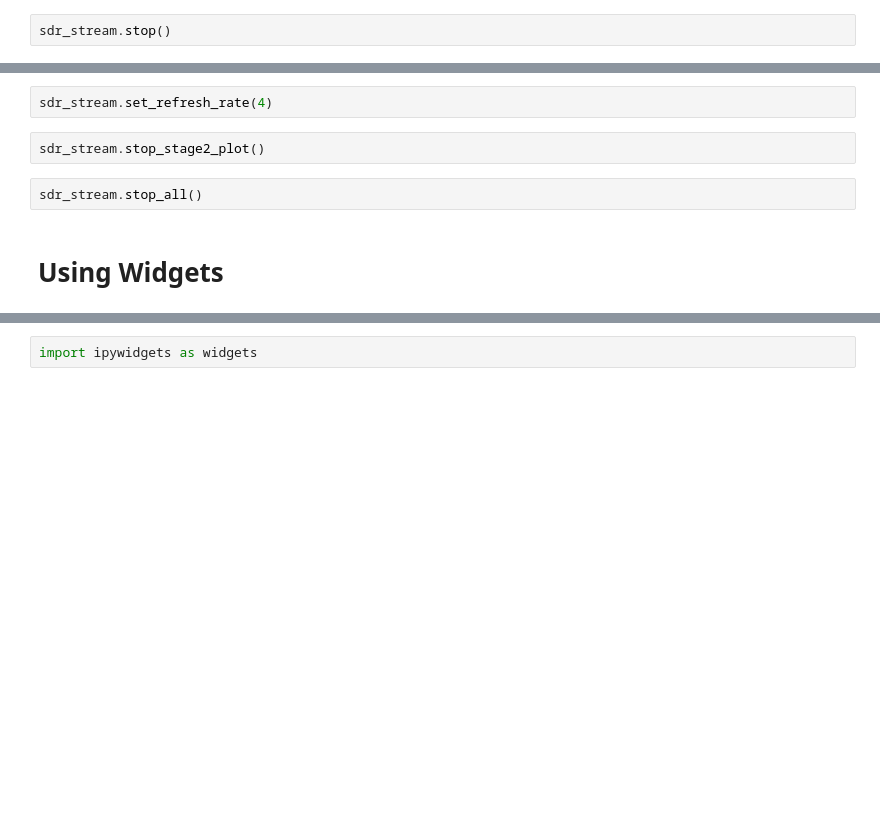
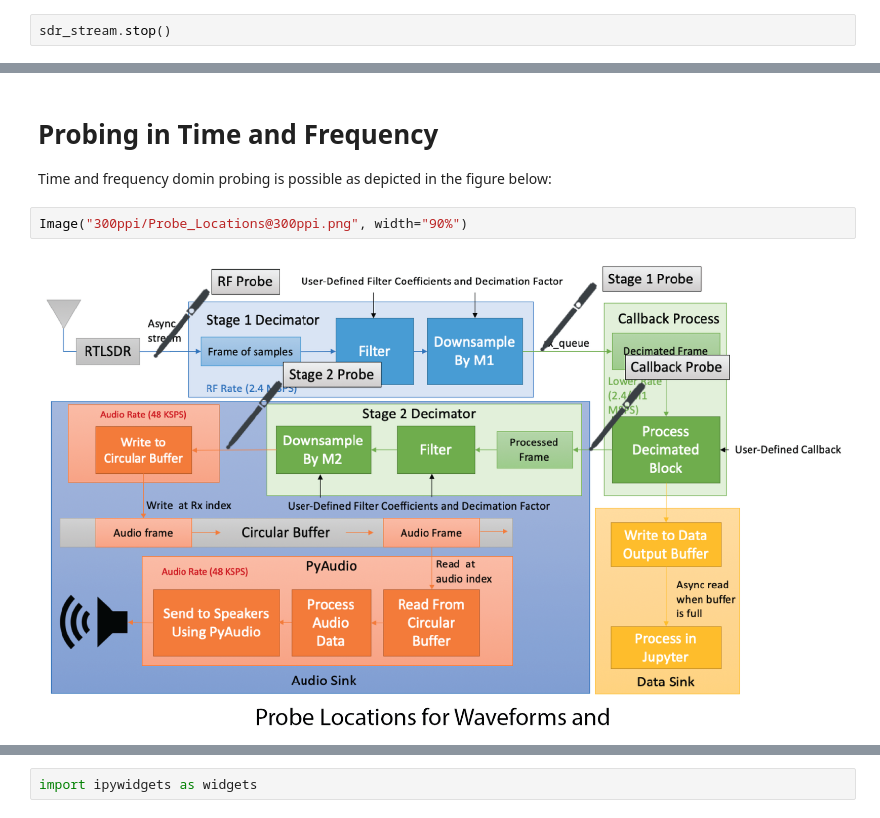
Before and after one commit to mwickert/scikit-dsp-comm, a Jupyter notebook: docs/source/nb_examples/rtlsdr_helper_streaming_sample.ipynb, the cells around one changed output, grey strips where cells are left out. Saved outputs shown, nothing was run; the diff lists cells and outputs as text; blank space fills up the shorter version.

```diff
--- a/docs/source/nb_examples/rtlsdr_helper_streaming_sample.ipynb
+++ b/docs/source/nb_examples/rtlsdr_helper_streaming_sample.ipynb
@@ -264,8 +127,7 @@ sdr_stream.set_fc(99.9e6)
-# %%
-sdr_stream.set_refresh_rate(4)
-# %%
-sdr_stream.stop_stage2_plot()
-# %%
-sdr_stream.stop_all()
-# %% [markdown]
-# Using Widgets
+# %% [markdown]
+# Probing in Time and Frequency
+Time and frequency domin probing is possible as depicted in the figure below:
+# %%
+Image("300ppi/Probe_Locations@300ppi.png", width="90%")
+# %% [output]
+[figure, added]
```
Also changed, not shown: parts of 136 cells of this notebook, 4 other files.
